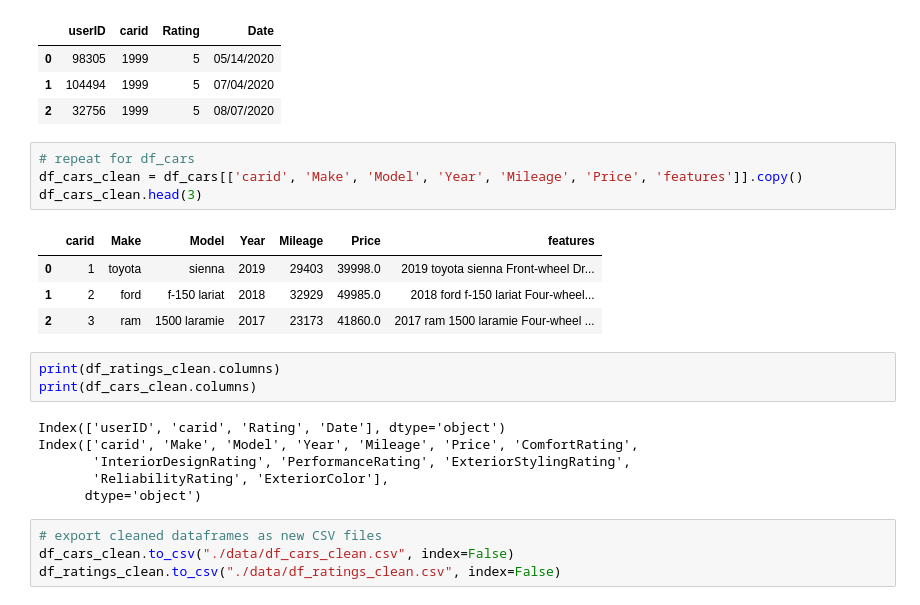
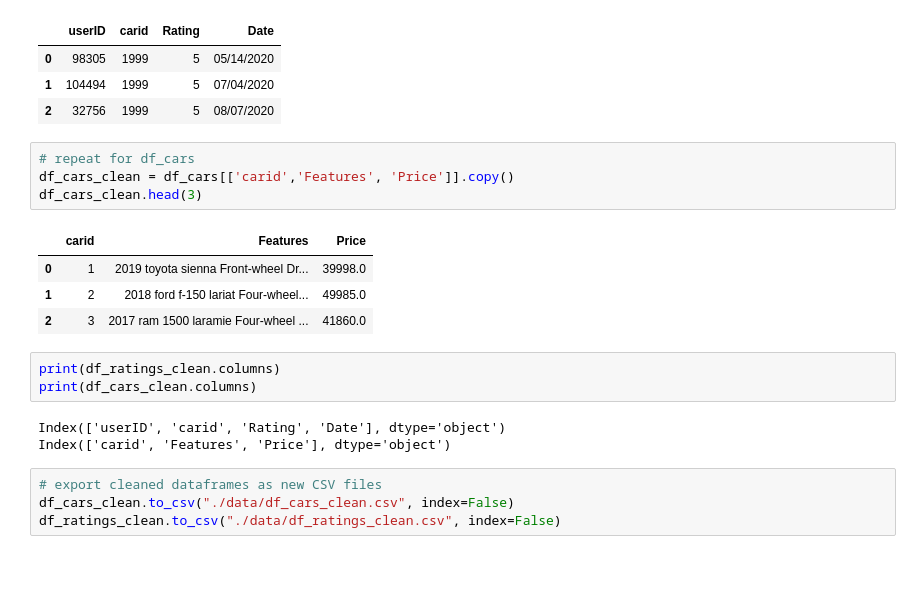
Before and after one commit to Nickeniklas/car_recommender, a Jupyter notebook: cars_eda.ipynb, the cells around one changed output. Cells and saved outputs as stored; diff of their text form; blank space fills up the shorter version.

Commit message:
clean dataframe

```diff
--- a/cars_eda.ipynb
+++ b/cars_eda.ipynb
@@ -437,22 +437,19 @@ df_ratings_clean.head(3)
 | 2 | 32756 | 1999 | 5 | 08/07/2020 |
 # %%
 # repeat for df_cars
-df_cars_clean = df_cars[['carid', 'Make', 'Model', 'Year', 'Mileage', 'Price', 'features']].copy()
+df_cars_clean = df_cars[['carid','Features', 'Price']].copy()
 df_cars_clean.head(3)
 # %% [output]
-|  | carid | Make | Model | Year | Mileage | Price | features |
-| 0 | 1 | toyota | sienna | 2019 | 29403 | 39998.0 | 2019 toyota sienna Front-wheel Dr... |
-| 1 | 2 | ford | f-150 lariat | 2018 | 32929 | 49985.0 | 2018 ford f-150 lariat Four-wheel... |
-| 2 | 3 | ram | 1500 laramie | 2017 | 23173 | 41860.0 | 2017 ram 1500 laramie Four-wheel ... |
+|  | carid | Features | Price |
+| 0 | 1 | 2019 toyota sienna Front-wheel Dr... | 39998.0 |
+| 1 | 2 | 2018 ford f-150 lariat Four-wheel... | 49985.0 |
+| 2 | 3 | 2017 ram 1500 laramie Four-wheel ... | 41860.0 |
 # %%
 print(df_ratings_clean.columns)
 print(df_cars_clean.columns)
 # %% [output]
 Index(['userID', 'carid', 'Rating', 'Date'], dtype='object')
-Index(['carid', 'Make', 'Model', 'Year', 'Mileage', 'Price', 'ComfortRating',
-       'InteriorDesignRating', 'PerformanceRating', 'ExteriorStylingRating',
-       'ReliabilityRating', 'ExteriorColor'],
-      dtype='object')
+Index(['carid', 'Features', 'Price'], dtype='object')
 # %%
 # export cleaned dataframes as new CSV files
 df_cars_clean.to_csv("./data/df_cars_clean.csv", index=False)
```
Also changed, not shown: parts of 1 cell of this notebook.
